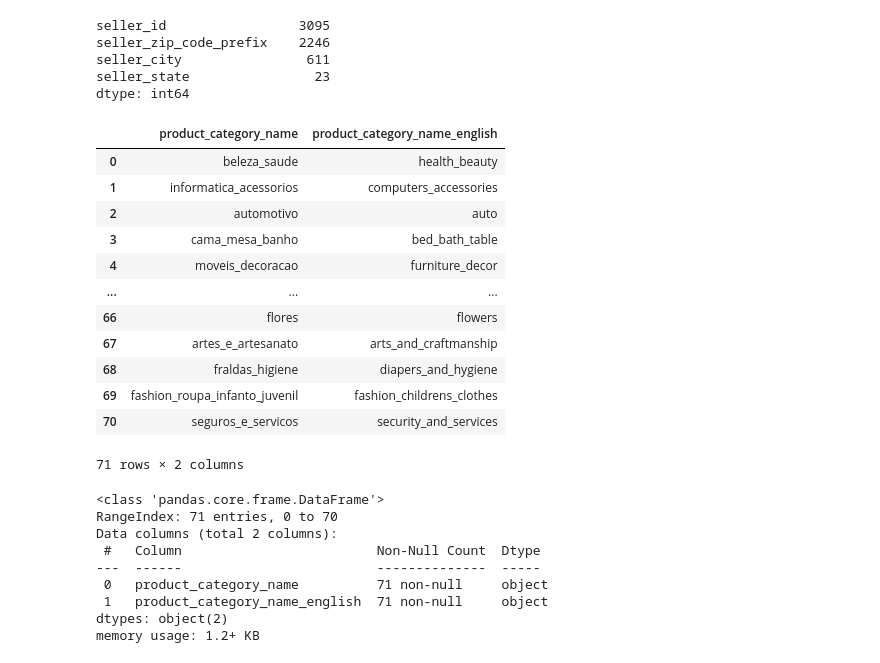
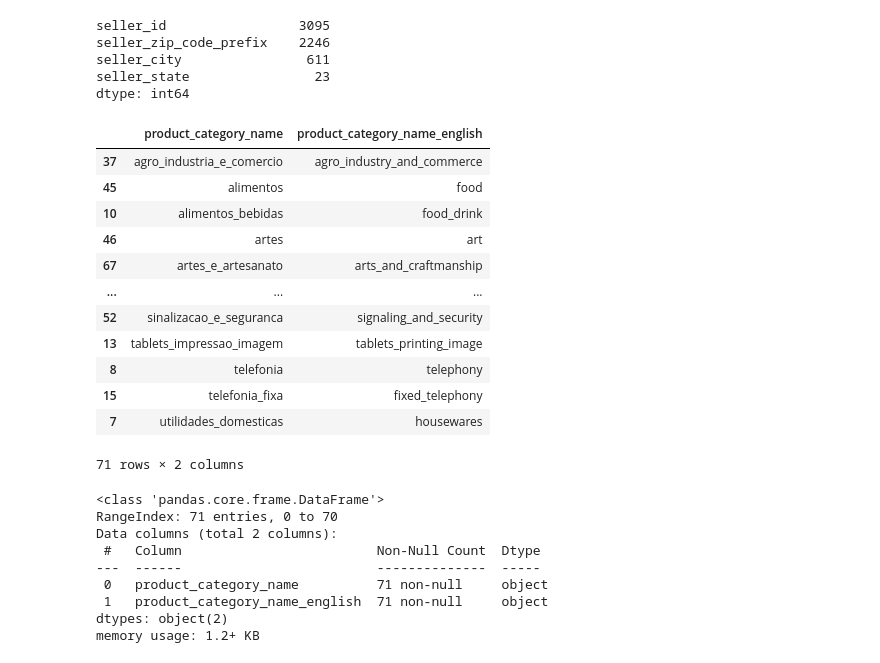
Before and after one commit to Olist-Data-Analysis/Project2, a Jupyter notebook: notebooks/cye2020_eda.ipynb, the cells around one changed output. Drawn from its saved outputs; the diff is of its cells as text; code cells hidden in the pictures.

```diff
--- a/notebooks/cye2020_eda.ipynb
+++ b/notebooks/cye2020_eda.ipynb
@@ -490,20 +652,20 @@ seller_city                611
 seller_state                23
 dtype: int64
 # %%
-category
+category.sort_values('product_category_name')
 # %% [output]
 |  | product_category_name | product_category_name_english |
-| 0 | beleza_saude | health_beauty |
-| 1 | informatica_acessorios | computers_accessories |
-| 2 | automotivo | auto |
-| 3 | cama_mesa_banho | bed_bath_table |
-| 4 | moveis_decoracao | furniture_decor |
+| 37 | agro_industria_e_comercio | agro_industry_and_commerce |
+| 45 | alimentos | food |
+| 10 | alimentos_bebidas | food_drink |
+| 46 | artes | art |
+| 67 | artes_e_artesanato | arts_and_craftmanship |
 | ... | ... | ... |
-| 66 | flores | flowers |
-| 67 | artes_e_artesanato | arts_and_craftmanship |
-| 68 | fraldas_higiene | diapers_and_hygiene |
-| 69 | fashion_roupa_infanto_juvenil | fashion_childrens_clothes |
-| 70 | seguros_e_servicos | security_and_services |
+| 52 | sinalizacao_e_seguranca | signaling_and_security |
+| 13 | tablets_impressao_imagem | tablets_printing_image |
+| 8 | telefonia | telephony |
+| 15 | telefonia_fixa | fixed_telephony |
+| 7 | utilidades_domesticas | housewares |
 71 rows × 2 columns
 # %%
 category.info()
```
Also changed, not shown: parts of 17 cells of this notebook.
